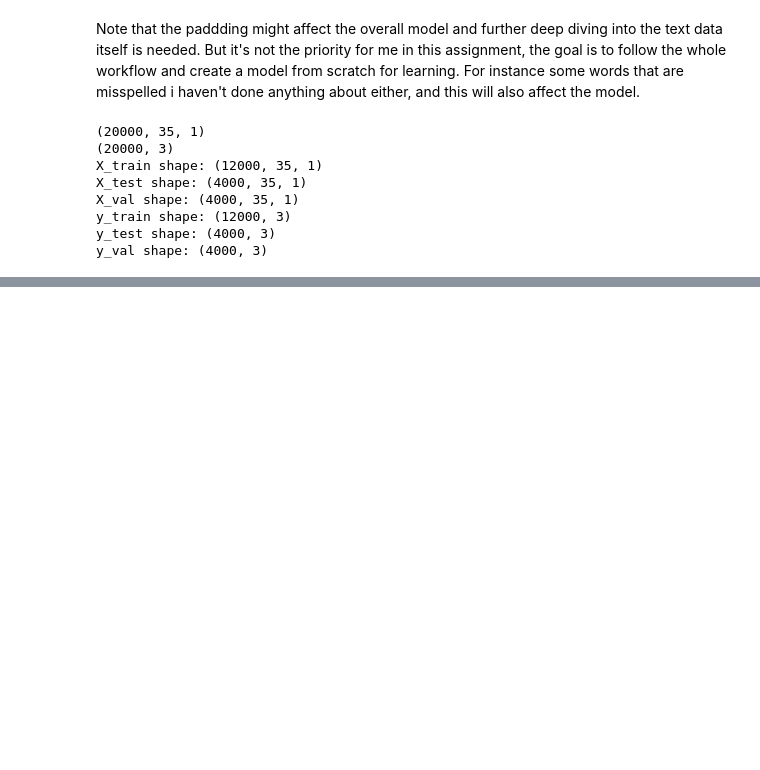
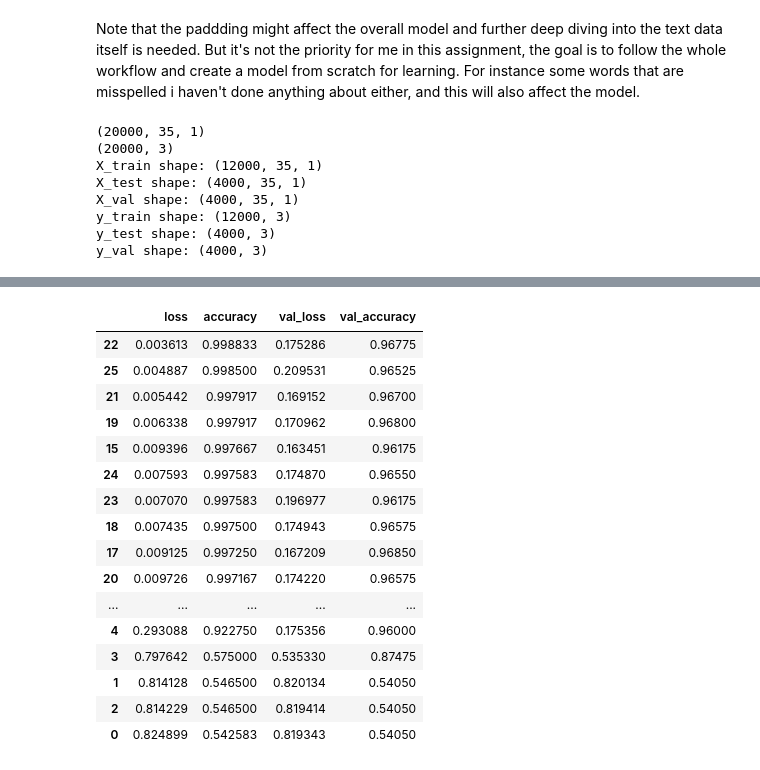
Before and after one commit to JoelOscarsson/rnn-assignment, a Jupyter notebook: rnn-assignment.ipynb, the cells around one changed output, grey strips where cells are left out. Cells and saved outputs as stored; diff of their text form; code cells hidden in the pictures; blank space fills up the shorter version.

```diff
--- a/rnn-assignment.ipynb
+++ b/rnn-assignment.ipynb
@@ -1286,0 +684,23 @@ Test Accuracy: 0.4377500116825104
+# %%
+df = pd.DataFrame(np.load('logs/history_26_20240115-122953.npy', allow_pickle=True).item())
+
+
+df.sort_values(by=['accuracy'], ascending=False)
+# %% [output]
+|  | loss | accuracy | val_loss | val_accuracy |
+| 22 | 0.003613 | 0.998833 | 0.175286 | 0.96775 |
+| 25 | 0.004887 | 0.998500 | 0.209531 | 0.96525 |
+| 21 | 0.005442 | 0.997917 | 0.169152 | 0.96700 |
+| 19 | 0.006338 | 0.997917 | 0.170962 | 0.96800 |
+| 15 | 0.009396 | 0.997667 | 0.163451 | 0.96175 |
+| 24 | 0.007593 | 0.997583 | 0.174870 | 0.96550 |
+| 23 | 0.007070 | 0.997583 | 0.196977 | 0.96175 |
+| 18 | 0.007435 | 0.997500 | 0.174943 | 0.96575 |
+| 17 | 0.009125 | 0.997250 | 0.167209 | 0.96850 |
+| 20 | 0.009726 | 0.997167 | 0.174220 | 0.96575 |
+| ... | ... | ... | ... | ... |
+| 4 | 0.293088 | 0.922750 | 0.175356 | 0.96000 |
+| 3 | 0.797642 | 0.575000 | 0.535330 | 0.87475 |
+| 1 | 0.814128 | 0.546500 | 0.820134 | 0.54050 |
+| 2 | 0.814229 | 0.546500 | 0.819414 | 0.54050 |
+| 0 | 0.824899 | 0.542583 | 0.819343 | 0.54050 |
```
Also changed, not shown: parts of 46 cells of this notebook, 13 other files.
